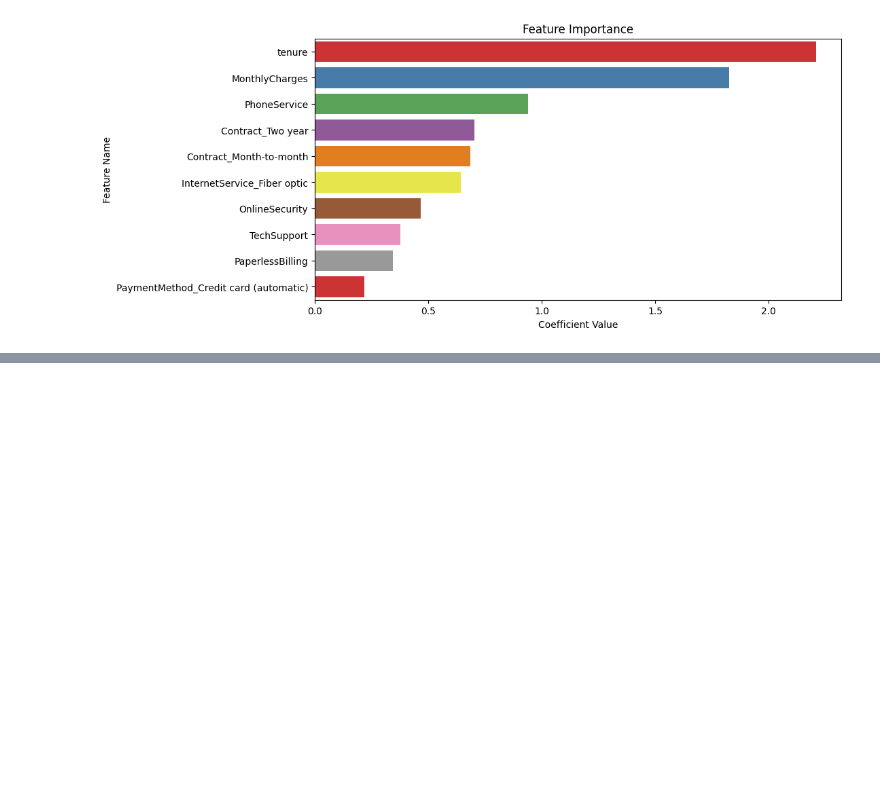
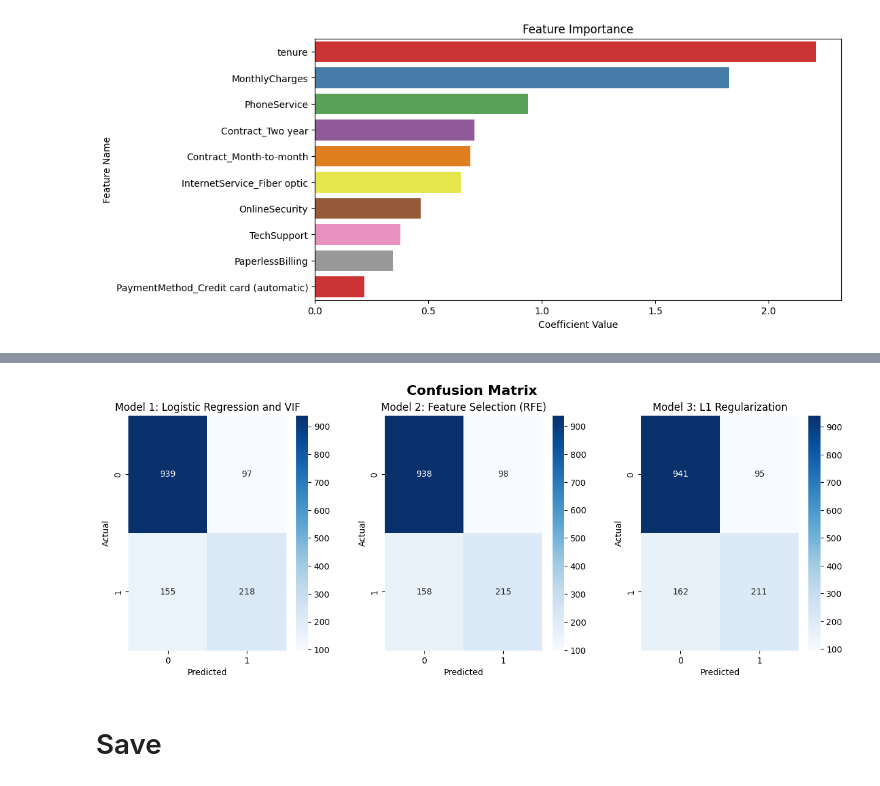
Before and after one commit to KosalChansothay/Customer-Churn-Project, a Jupyter notebook: code.ipynb, the cells around one changed output, grey strips where cells are left out. Saved outputs shown, nothing was run; the diff lists cells and outputs as text; code cells hidden in the pictures; blank space fills up the shorter version.

```diff
--- a/code.ipynb
+++ b/code.ipynb
@@ -1006,0 +1048,25 @@ plt.show()
+# %%
+cm1 = confusion_matrix(y_test, y_pred)
+cm2 = confusion_matrix(y_test, y_pred1)
+cm3 = confusion_matrix(y_test, y_pred2)
+
+fig, axes = plt.subplots(1, 3, figsize=(15, 5))
+fig.suptitle('Confusion Matrix', fontsize=16, fontweight='bold')
+fig.subplots_adjust(wspace=0.3)
+sns.heatmap(cm1, annot=True, fmt='d', cmap='Blues', ax=axes[0])
+axes[0].set_title('Model 1: Logistic Regression and VIF')
+axes[0].set_xlabel('Predicted')
+axes[0].set_ylabel('Actual')
+sns.heatmap(cm2, annot=True, fmt='d', cmap='Blues', ax=axes[1])
+axes[1].set_title('Model 2: Feature Selection (RFE)')
+axes[1].set_xlabel('Predicted')
+axes[1].set_ylabel('Actual')
+sns.heatmap(cm3, annot=True, fmt='d', cmap='Blues', ax=axes[2])
+axes[2].set_title('Model 3: L1 Regularization')
+axes[2].set_xlabel('Predicted')
+axes[2].set_ylabel('Actual')
+plt.show()
+# %% [output]
+[figure, added]
+# %% [markdown]
+# Save
```
Also changed, not shown: parts of 10 cells of this notebook.
